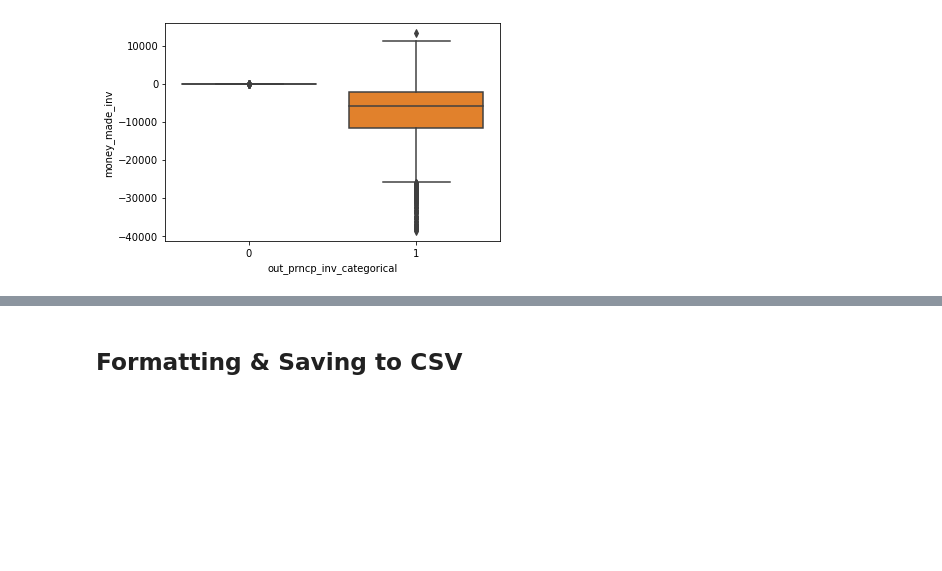
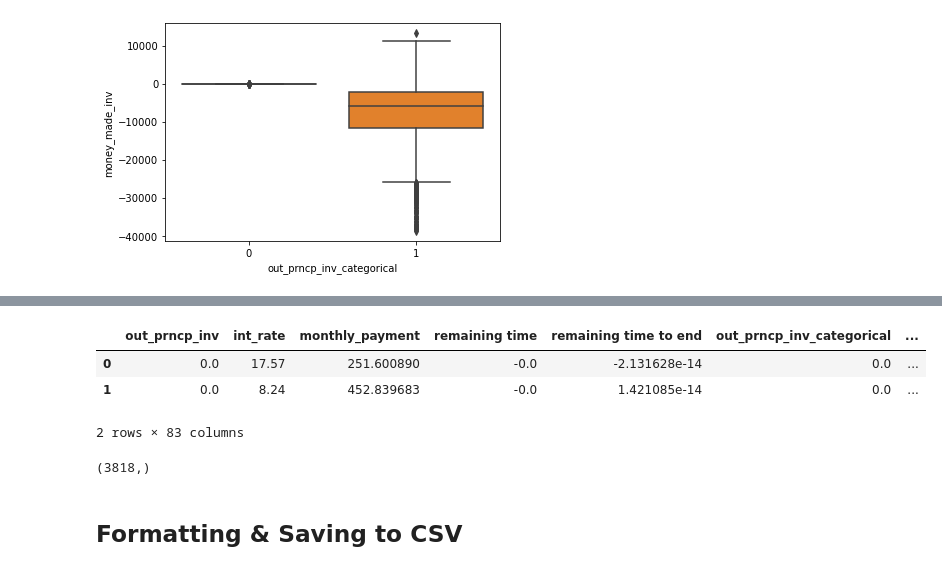
Before and after one commit to Juliaaaachu/Loan_Amount, a Jupyter notebook: linear_reg_model.ipynb, the cells around one changed output, grey strips where cells are left out. Saved outputs shown, nothing was run; the diff lists cells and outputs as text; code cells hidden in the pictures; blank space fills up the shorter version.

```diff
--- a/linear_reg_model.ipynb
+++ b/linear_reg_model.ipynb
@@ -380,3 +464,20 @@ prediction_s.shape
+# %%
+test_X = test_feature[['out_prncp_inv', 'int_rate', 'monthly_payment', 'remaining time', 'remaining time to end', 'out_prncp_inv_categorical']]
+poly = PolynomialFeatures(3, interaction_only=False, include_bias=False)
+test_X = poly.fit_transform(test_X)
+test_X = pd.DataFrame(data=test_X, columns = poly.get_feature_names_out())
+
+test_X.head(2)
+# %% [output]
+|  | out_prncp_inv | int_rate | monthly_payment | remaining time | remaining time to end | out_prncp_inv_categorical | ... |
+| 0 | 0.0 | 17.57 | 251.600890 | -0.0 | -2.131628e-14 | 0.0 | ... |
+| 1 | 0.0 | 8.24 | 452.839683 | -0.0 | 1.421085e-14 | 0.0 | ... |
+2 rows × 83 columns
+# %%
+prediction_s_f = model.predict(test_X)
+prediction_s_f.shape
+# %% [output]
+(3818,)
 # %% [markdown]
 ## Formatting & Saving to CSV
 # %%
```
Also changed, not shown: parts of 22 cells of this notebook, 1 other file.
